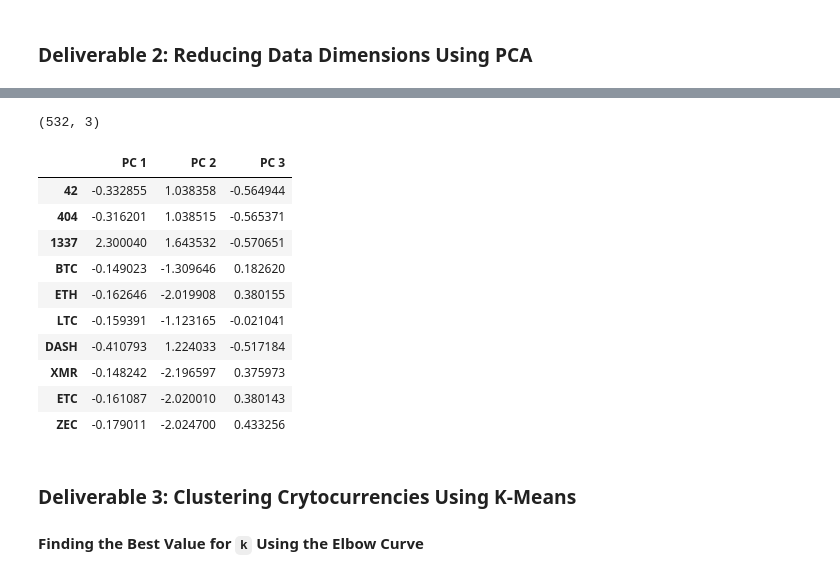
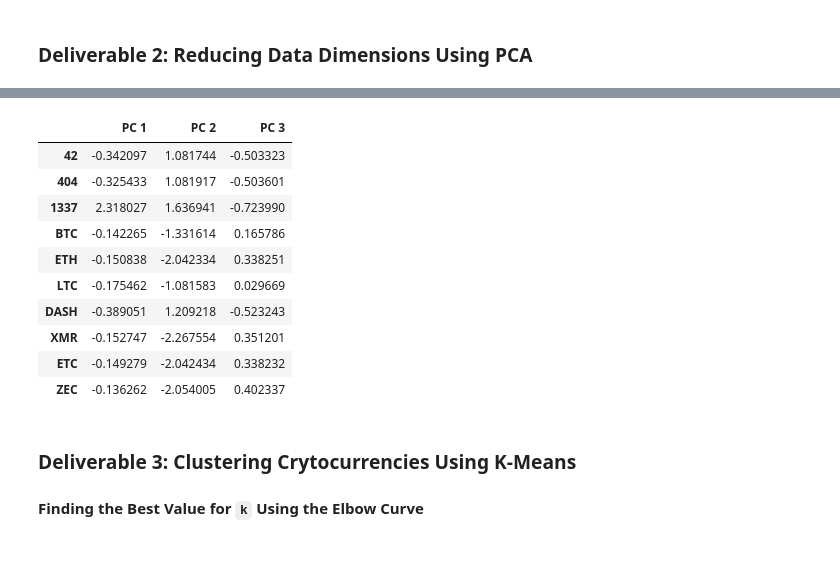
Before and after one commit to jstowe16/Cryptocurrencies, a Jupyter notebook: crypto_clustering.ipynb, the cells around one changed output, grey strips where cells are left out. Saved outputs shown, nothing was run; the diff lists cells and outputs as text; code cells hidden in the pictures.

```diff
--- a/crypto_clustering.ipynb
+++ b/crypto_clustering.ipynb
@@ -164,3 +163,7 @@ array([[-0.11710817, -0.1528703 , -0.0433963 , ..., -0.0433963 ,
 # %%
 # Using PCA to reduce dimension to three principal components.
 # YOUR CODE HERE
+from sklearn.decomposition import PCA
+pca = PCA(n_components=3)
+
+crypto_pca = pca.fit_transform(X_scaler)
@@ -175,19 +170,21 @@ array([[-0.33285464,  1.0383583 , -0.56494435],
 # %%
 # Create a DataFrame with the three principal components.
 # YOUR CODE HERE
+pcs_df = pd.DataFrame(index=crypto_df.index, data=crypto_pca, columns=["PC 1", "PC 2", "PC 3"])
+pcs_df.set_index(crypto_df.index)
+pcs_df.head(10)
 # %% [output]
-(532, 3)
 |  | PC 1 | PC 2 | PC 3 |
-| 42 | -0.332855 | 1.038358 | -0.564944 |
-| 404 | -0.316201 | 1.038515 | -0.565371 |
-| 1337 | 2.300040 | 1.643532 | -0.570651 |
-| BTC | -0.149023 | -1.309646 | 0.182620 |
-| ETH | -0.162646 | -2.019908 | 0.380155 |
-| LTC | -0.159391 | -1.123165 | -0.021041 |
-| DASH | -0.410793 | 1.224033 | -0.517184 |
-| XMR | -0.148242 | -2.196597 | 0.375973 |
-| ETC | -0.161087 | -2.020010 | 0.380143 |
-| ZEC | -0.179011 | -2.024700 | 0.433256 |
+| 42 | -0.342097 | 1.081744 | -0.503323 |
+| 404 | -0.325433 | 1.081917 | -0.503601 |
+| 1337 | 2.318027 | 1.636941 | -0.723990 |
+| BTC | -0.142265 | -1.331614 | 0.165786 |
+| ETH | -0.150838 | -2.042334 | 0.338251 |
+| LTC | -0.175462 | -1.081583 | 0.029669 |
+| DASH | -0.389051 | 1.209218 | -0.523243 |
+| XMR | -0.152747 | -2.267554 | 0.351201 |
+| ETC | -0.149279 | -2.042434 | 0.338232 |
+| ZEC | -0.136262 | -2.054005 | 0.402337 |
 # %% [markdown]
 ### Deliverable 3: Clustering Crytocurrencies Using K-Means
 
```
Also changed, not shown: parts of 2 cells of this notebook.
